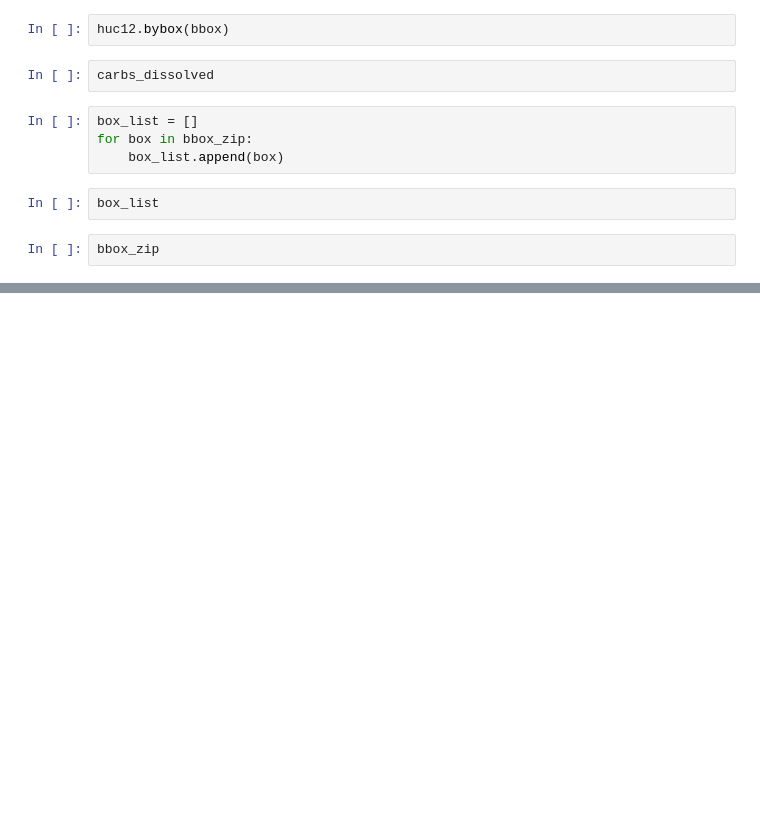
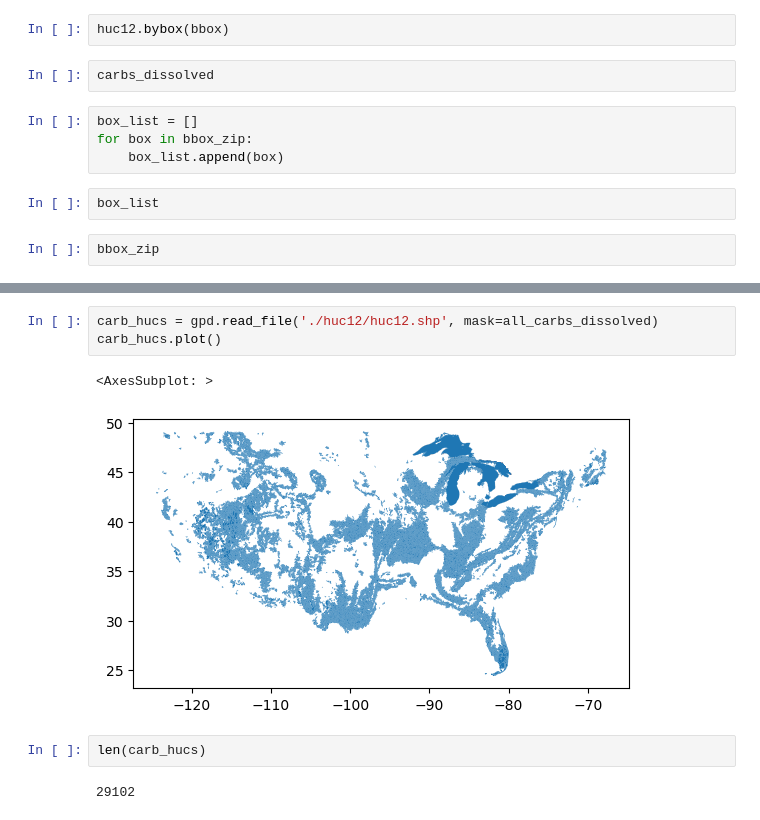
Before and after one commit to CovingtonResearchGroup/sinkhole_analysis, a Jupyter notebook: HUC-karst-trimming.ipynb, the cells around one changed output, grey strips where cells are left out. Drawn from its saved outputs; the diff is of its cells as text; blank space fills up the shorter version.

```diff
--- a/HUC-karst-trimming.ipynb
+++ b/HUC-karst-trimming.ipynb
@@ -309,0 +329,10 @@ bbox_zip
+# %%
+carb_hucs = gpd.read_file('./huc12/huc12.shp', mask=all_carbs_dissolved)
+carb_hucs.plot()
+# %% [output]
+<AxesSubplot: >
+[figure, added]
+# %%
+len(carb_hucs)
+# %% [output]
+29102
```
Also changed, not shown: parts of 14 cells of this notebook, 1 other file.
